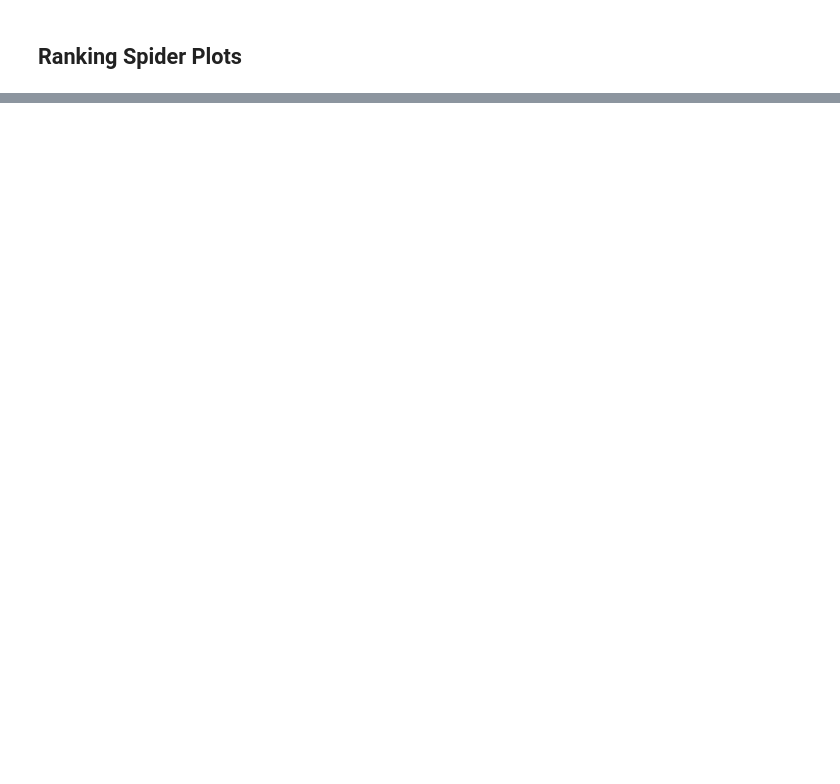
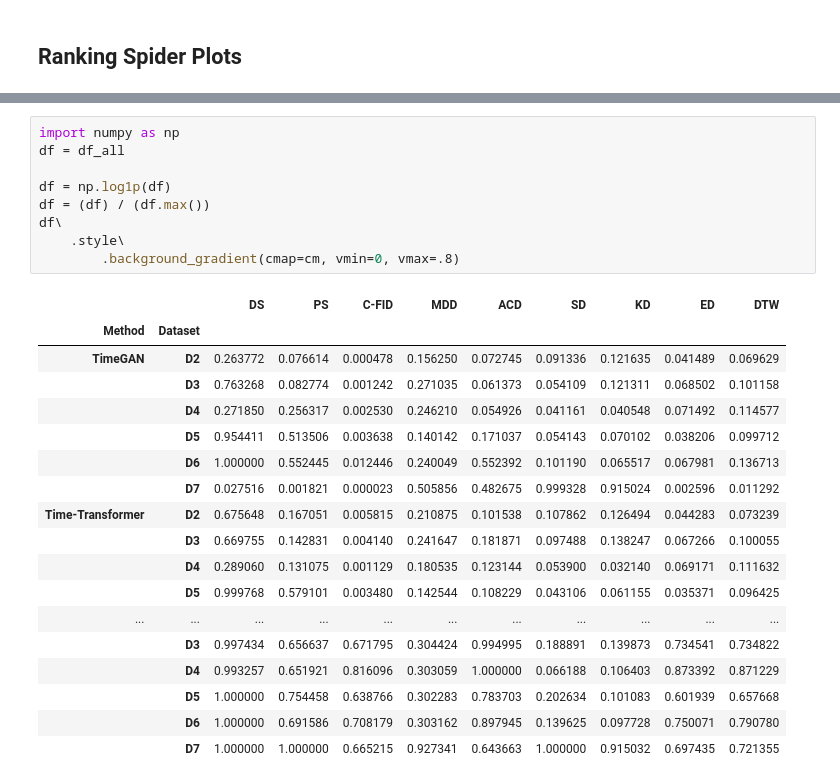
Before and after one commit to istvan-derda/Istvans-TSGBench, a Jupyter notebook: visualizations/visualize_numeric_results.ipynb, the cells around one changed output, grey strips where cells are left out. Cells and saved outputs as stored; diff of their text form; blank space fills up the shorter version.

```diff
--- a/visualizations/visualize_numeric_results.ipynb
+++ b/visualizations/visualize_numeric_results.ipynb
@@ -344,0 +266,28 @@ posthoc
+# %%
+import numpy as np
+df = df_all
+
+df = np.log1p(df)
+df = (df) / (df.max())
+df\
+    .style\
+        .background_gradient(cmap=cm, vmin=0, vmax=.8)
+# %% [output]
+|  |  | DS | PS | C-FID | MDD | ACD | SD | KD | ED | DTW |
+| Method | Dataset |  |  |  |  |  |  |  |  |  |
+| TimeGAN | D2 | 0.263772 | 0.076614 | 0.000478 | 0.156250 | 0.072745 | 0.091336 | 0.121635 | 0.041489 | 0.069629 |
+|  | D3 | 0.763268 | 0.082774 | 0.001242 | 0.271035 | 0.061373 | 0.054109 | 0.121311 | 0.068502 | 0.101158 |
+|  | D4 | 0.271850 | 0.256317 | 0.002530 | 0.246210 | 0.054926 | 0.041161 | 0.040548 | 0.071492 | 0.114577 |
+|  | D5 | 0.954411 | 0.513506 | 0.003638 | 0.140142 | 0.171037 | 0.054143 | 0.070102 | 0.038206 | 0.099712 |
+|  | D6 | 1.000000 | 0.552445 | 0.012446 | 0.240049 | 0.552392 | 0.101190 | 0.065517 | 0.067981 | 0.136713 |
+|  | D7 | 0.027516 | 0.001821 | 0.000023 | 0.505856 | 0.482675 | 0.999328 | 0.915024 | 0.002596 | 0.011292 |
+| Time-Transformer | D2 | 0.675648 | 0.167051 | 0.005815 | 0.210875 | 0.101538 | 0.107862 | 0.126494 | 0.044283 | 0.073239 |
+|  | D3 | 0.669755 | 0.142831 | 0.004140 | 0.241647 | 0.181871 | 0.097488 | 0.138247 | 0.067266 | 0.100055 |
+|  | D4 | 0.289060 | 0.131075 | 0.001129 | 0.180535 | 0.123144 | 0.053900 | 0.032140 | 0.069171 | 0.111632 |
+|  | D5 | 0.999768 | 0.579101 | 0.003480 | 0.142544 | 0.108229 | 0.043106 | 0.061155 | 0.035371 | 0.096425 |
+| ... | ... | ... | ... | ... | ... | ... | ... | ... | ... | ... |
+|  | D3 | 0.997434 | 0.656637 | 0.671795 | 0.304424 | 0.994995 | 0.188891 | 0.139873 | 0.734541 | 0.734822 |
+|  | D4 | 0.993257 | 0.651921 | 0.816096 | 0.303059 | 1.000000 | 0.066188 | 0.106403 | 0.873392 | 0.871229 |
+|  | D5 | 1.000000 | 0.754458 | 0.638766 | 0.302283 | 0.783703 | 0.202634 | 0.101083 | 0.601939 | 0.657668 |
+|  | D6 | 1.000000 | 0.691586 | 0.708179 | 0.303162 | 0.897945 | 0.139625 | 0.097728 | 0.750071 | 0.790780 |
+|  | D7 | 1.000000 | 1.000000 | 0.665215 | 0.927341 | 0.643663 | 1.000000 | 0.915032 | 0.697435 | 0.721355 |
```
Also changed, not shown: parts of 13 cells of this notebook.
